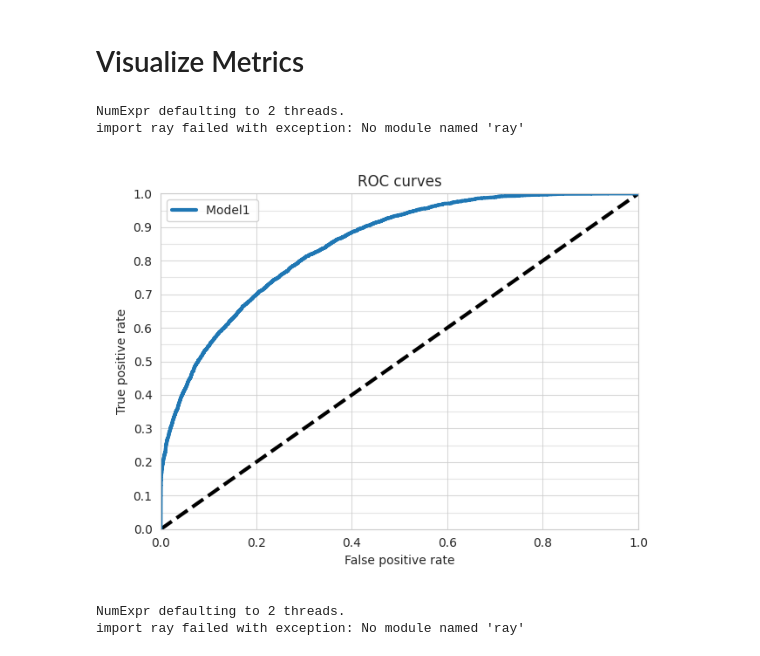
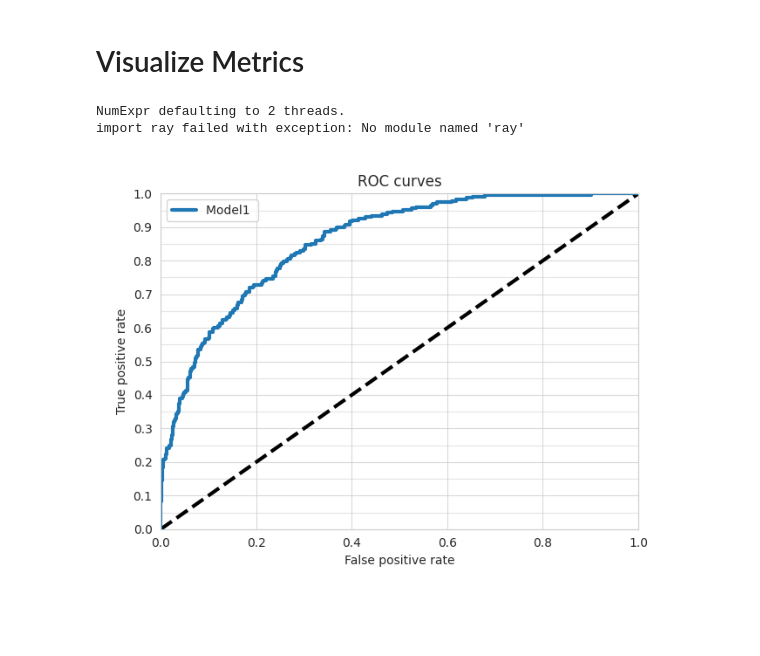
Before and after one commit to ludwig-ai/ludwig-docs, a Jupyter notebook: docs/examples/adult_census_income_colab_notebooks/Adult_Census_Income_Classification_with_Ludwig_CLI.ipynb, the cells around one changed output. Drawn from its saved outputs; the diff is of its cells as text; code cells hidden in the pictures; blank space fills up the shorter version.

Commit message:
update with threshold visualizations

```diff
--- a/docs/examples/adult_census_income_colab_notebooks/Adult_Census_Income_Classification_with_Ludwig_CLI.ipynb
+++ b/docs/examples/adult_census_income_colab_notebooks/Adult_Census_Income_Classification_with_Ludwig_CLI.ipynb
@@ -137,35 +155,19 @@ Saved to: test_results
 # %%
 !ludwig visualize --visualization roc_curves \
-                  --ground_truth adult_census_income.csv \
-                  --split_file adult_census_income.split.csv \
+                  --ground_truth evaluation_dataset.csv \
                   --ground_truth_metadata results/experiment_run/model/training_set_metadata.json \
-                  --probabilities results/experiment_run/predictions.parquet \
+                  --probabilities test_results/predictions.parquet \
                   --output_feature_name income \
                   --output_directory visualizations \
                   --model_names Model1 \
                   --file_format png
+
+# retrieve the generated plot to display
+fig, ax = plt.subplots(figsize=(10,14))
+plt.imshow(plt.imread("visualizations/roc_curves.png"))
+ax.axis("off")
+plt.show()
 # %% [output]
 NumExpr defaulting to 2 threads.
 import ray failed with exception: No module named 'ray'
+[figure, added]
-# %%
-%matplotlib inline
-import matplotlib.pyplot as plt
-
-fig, ax = plt.subplots(figsize=(10,14))
-
-plt.imshow(plt.imread("visualizations/roc_curves.png"))
-ax.axis("off")
-plt.show()
-# %% [output]
-[figure, removed]
-# %%
-# Visualizes learning curves, which show how performance metrics changed over
-# time during training.
-!ludwig visualize --visualization learning_curves \
-                  --ground_truth_metadata results/experiment_run/model/training_set_metadata.json \
-                  --training_statistics results/experiment_run/training_statistics.json \
-                  --file_format png \
-                  --output_directory visualizations
-# %% [output]
-NumExpr defaulting to 2 threads.
-import ray failed with exception: No module named 'ray'
```
Also changed, not shown: parts of 7 cells of this notebook.
